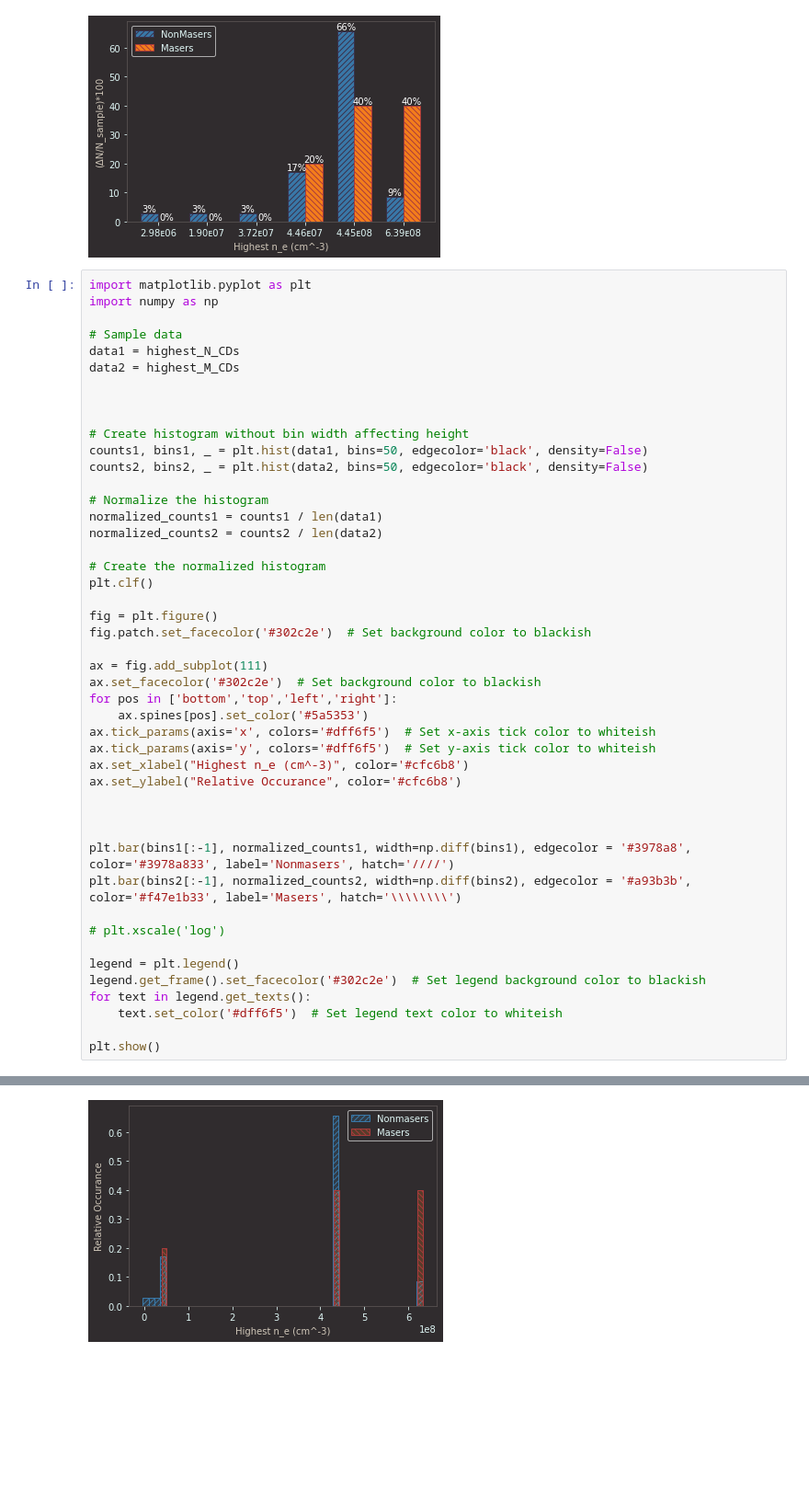
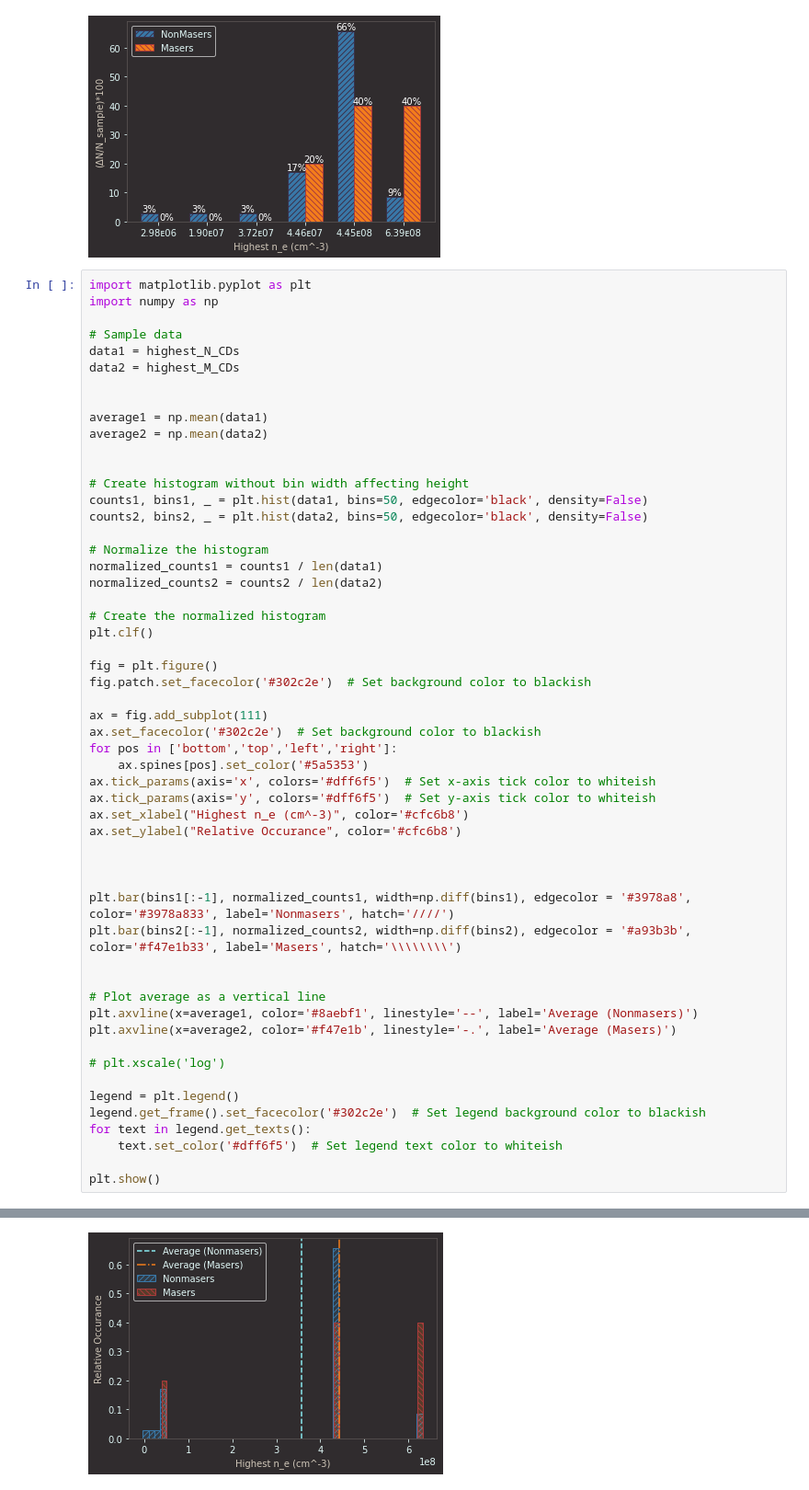
Before and after one commit to MaserResearchConstax23/pyscripts, a Jupyter notebook: IP_and_crit_density_histograms.ipynb, the cells around one changed output, grey strips where cells are left out. Shown at 92% size. Cells and saved outputs as stored; diff of their text form; blank space fills up the shorter version.

Commit message:
average

```diff
--- a/IP_and_crit_density_histograms.ipynb
+++ b/IP_and_crit_density_histograms.ipynb
@@ -337,6 +342,9 @@ import numpy as np
 data1 = highest_N_CDs
 data2 = highest_M_CDs
 
+
+average1 = np.mean(data1)
+average2 = np.mean(data2)
 
 
 # Create histogram without bin width affecting height
@@ -350,31 +358,36 @@ normalized_counts2 = counts2 / len(data2)
 # Create the normalized histogram
 plt.clf()
 
 fig = plt.figure()
 fig.patch.set_facecolor('#302c2e')  # Set background color to blackish
 
 ax = fig.add_subplot(111)
 ax.set_facecolor('#302c2e')  # Set background color to blackish
 for pos in ['bottom','top','left','right']:
     ax.spines[pos].set_color('#5a5353')
 ax.tick_params(axis='x', colors='#dff6f5')  # Set x-axis tick color to whiteish
 ax.tick_params(axis='y', colors='#dff6f5')  # Set y-axis tick color to whiteish
 ax.set_xlabel("Highest n_e (cm^-3)", color='#cfc6b8')
 ax.set_ylabel("Relative Occurance", color='#cfc6b8')
 
 
 
 plt.bar(bins1[:-1], normalized_counts1, width=np.diff(bins1), edgecolor = '#3978a8', color='#3978a833', label='Nonmasers', hatch='////')
 plt.bar(bins2[:-1], normalized_counts2, width=np.diff(bins2), edgecolor = '#a93b3b', color='#f47e1b33', label='Masers', hatch='\\\\\\\\')
 
+
+# Plot average as a vertical line
+plt.axvline(x=average1, color='#8aebf1', linestyle='--', label='Average (Nonmasers)')
+plt.axvline(x=average2, color='#f47e1b', linestyle='-.', label='Average (Masers)')
+
 # plt.xscale('log')
 
 legend = plt.legend()
 legend.get_frame().set_facecolor('#302c2e')  # Set legend background color to blackish
 for text in legend.get_texts():
     text.set_color('#dff6f5')  # Set legend text color to whiteish
 
 plt.show()
 # %% [output]
 <Figure size 432x288 with 0 Axes>
-[figure, old version]
+[figure, new version]
```
Also changed, not shown: parts of 1 cell of this notebook.
